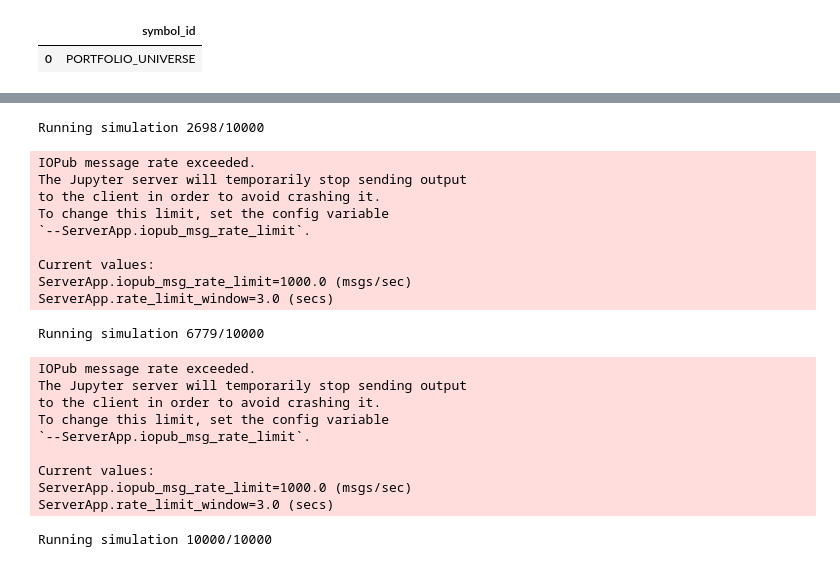
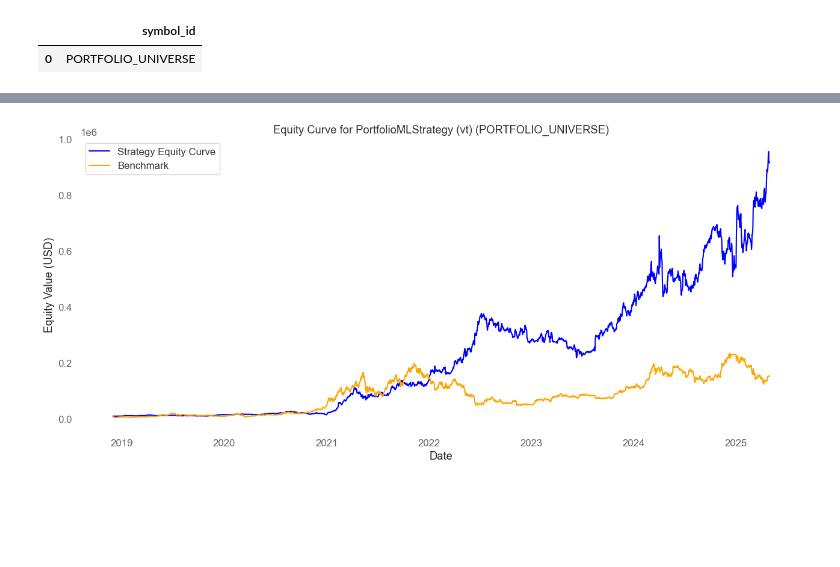
Before and after one commit to Algo-Trading-Project/trading-bot, a Jupyter notebook: notebooks/backtest_dashboard.ipynb, the cells around one changed output, grey strips where cells are left out. Saved outputs shown, nothing was run; the diff lists cells and outputs as text; code cells hidden in the pictures; blank space fills up the shorter version.

```diff
--- a/notebooks/backtest_dashboard.ipynb
+++ b/notebooks/backtest_dashboard.ipynb
@@ -83,0 +127,16 @@ strategy_equity_curve = QUERY(
+# %%
+merged = pd.merge(
+    strategy_equity_curve,
+    benchmark,
+    left_on='date',
+    right_on='time_period_end',
+    how='inner',
+    suffixes=('_strategy', '_benchmark')
+)
+# %%
+merged['strategy_return'] = merged['equity_strategy'].pct_change().fillna(0)
+merged['benchmark_return'] = merged['equity_benchmark'].pct_change().fillna(0)
+
+# Calculate rolling alpha and beta
+merged['rolling_beta'] = merged['strategy_return'].ewm(span=7).cov(merged['benchmark_return']) / merged['benchmark_return'].ewm(span=7).var()
+merged['rolling_alpha'] = merged['strategy_return'].ewm(span=7).mean() - merged['rolling_beta'] * merged['benchmark_return'].ewm(span=7).mean()
@@ -83,0 +171,9 @@ strategy_equity_curve = QUERY(
+# %%
+merged['resid_return'] = merged['strategy_return'] - merged['rolling_beta'].shift(1) * merged['benchmark_return']
+merged['hedged_equity'] = 10000 * (1 + merged['resid_return']).cumprod().fillna(1)
+hedged_equity_curve = merged[['date', 'hedged_equity']]
+hedged_equity_curve = hedged_equity_curve.rename(columns={'hedged_equity': 'equity'})
+# %%
+# Hedged equity curve alpha and beta
+hedged_equity_curve['rolling_beta'] = hedged_equity_curve['equity'].pct_change().ewm(span=7).cov(merged['benchmark_return']) / merged['benchmark_return'].ewm(span=7).var()
+hedged_equity_curve['rolling_alpha'] = hedged_equity_curve['equity'].pct_change().ewm(span=7).mean() - hedged_equity_curve['rolling_beta'] * merged['benchmark_return'].ewm(span=7).mean()
@@ -84,24 +208,6 @@ strategy_equity_curve = QUERY(
+# %%
+plot_strategy_equity_curve(benchmark, hedged_equity_curve, trades_data, strat, symbol_id)
+# %% [output]
+[figure, added]
 # %%
-monte_carlo_metrics = run_monte_carlo_simulation(trades_data, strategy_equity_curve, 10_000)
+# monte_carlo_metrics = run_monte_carlo_simulation(trades_data, strategy_equity_curve, 100_000)
-# %% [output]
-Running simulation 2698/10000
-IOPub message rate exceeded.
-The Jupyter server will temporarily stop sending output
-to the client in order to avoid crashing it.
-To change this limit, set the config variable
-`--ServerApp.iopub_msg_rate_limit`.
-
-Current values:
-ServerApp.iopub_msg_rate_limit=1000.0 (msgs/sec)
-ServerApp.rate_limit_window=3.0 (secs)
-Running simulation 6779/10000
-IOPub message rate exceeded.
-The Jupyter server will temporarily stop sending output
-to the client in order to avoid crashing it.
-To change this limit, set the config variable
-`--ServerApp.iopub_msg_rate_limit`.
-
-Current values:
-ServerApp.iopub_msg_rate_limit=1000.0 (msgs/sec)
-ServerApp.rate_limit_window=3.0 (secs)
-Running simulation 10000/10000
```
Also changed, not shown: parts of 23 cells of this notebook, 11 other files.
